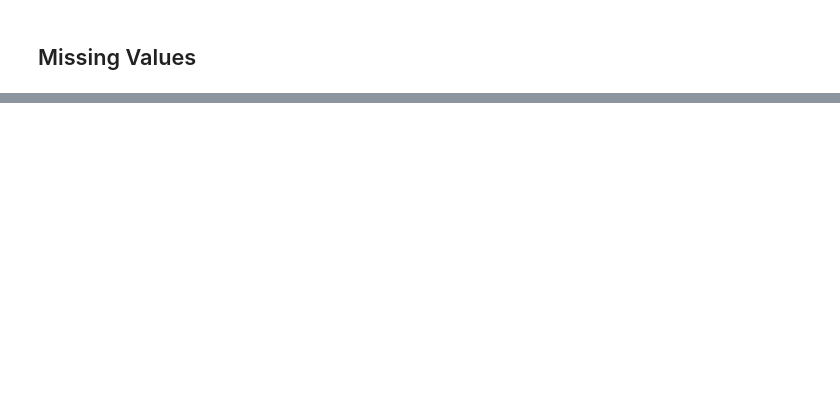
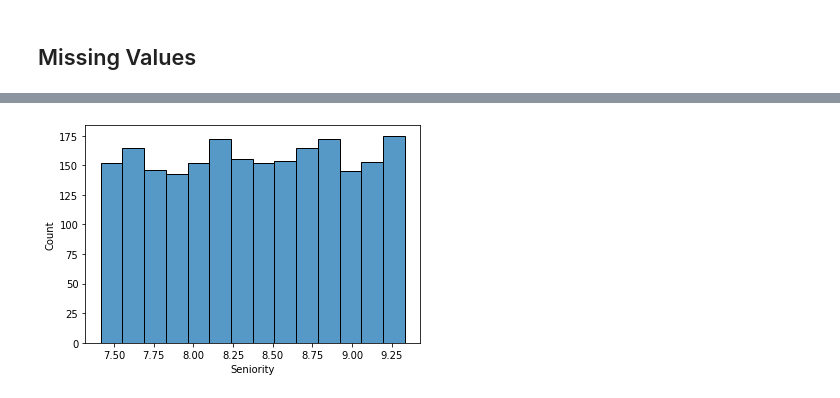
Before and after one commit to johng034/customer-segmentation, a Jupyter notebook: Exploratory Data Analysis.ipynb, the cells around one changed output, grey strips where cells are left out. Cells and saved outputs as stored; diff of their text form; code cells hidden in the pictures; blank space fills up the shorter version.

```diff
--- a/Exploratory Data Analysis.ipynb
+++ b/Exploratory Data Analysis.ipynb
@@ -70,0 +127,5 @@ df.dropna(axis=0, inplace=True)
+# %%
+sns.histplot(x="Seniority", data=num_df)
+plt.show()
+# %% [output]
+[figure, added]
```
Also changed, not shown: parts of 33 cells of this notebook, 1 other file.
